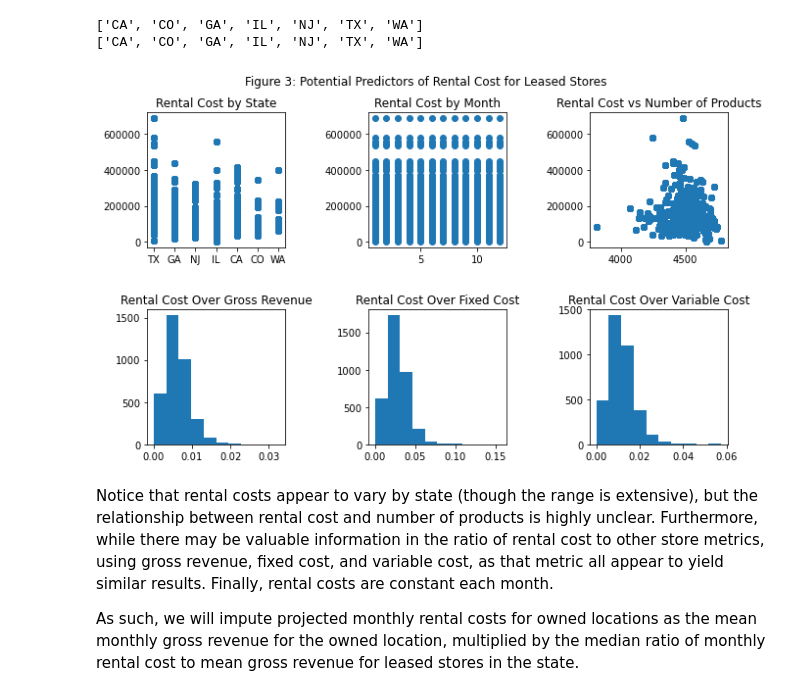
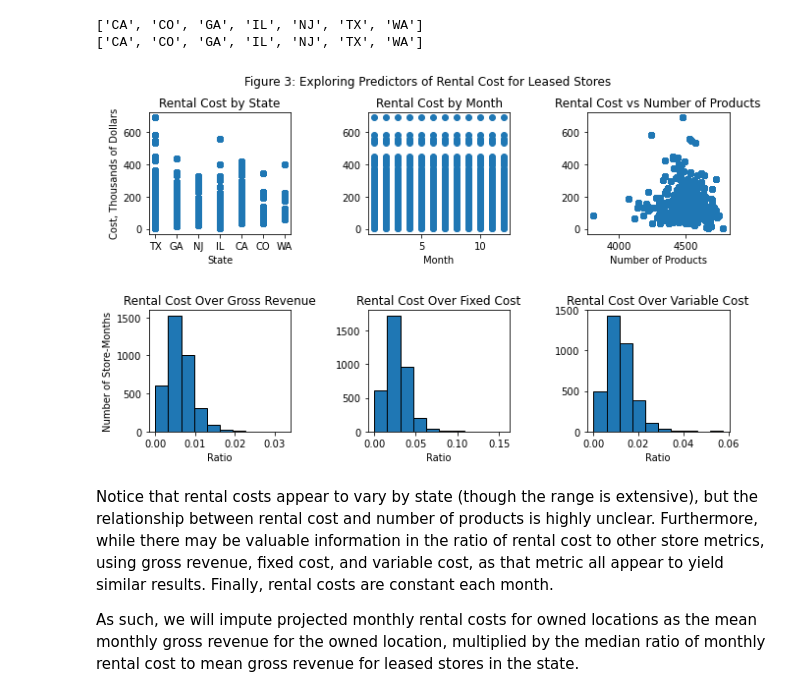
Before and after one commit to MichaelYinGH/assessment, a Jupyter notebook: analysis.ipynb, the cells around one changed output. Drawn from its saved outputs; the diff is of its cells as text; code cells hidden in the pictures.

```diff
--- a/analysis.ipynb
+++ b/analysis.ipynb
@@ -114,23 +117,38 @@ print(sorted(data_owned["State"].unique()))
 # %%
 # Explore different possible predictors of rental cost
 fig, axs = plt.subplots(nrows = 2, ncols = 3, figsize=(10,6))
-plt.suptitle("Figure 3: Potential Predictors of Rental Cost for Leased Stores")
-axs[0, 0].scatter(data_leased["State"], data_leased["Rental cost"])
+plt.suptitle("Figure 3: Exploring Predictors of Rental Cost for Leased Stores")
+
+axs[0, 0].scatter(data_leased["State"], data_leased["Rental cost"] / 1000)
 axs[0, 0].set_title("Rental Cost by State")
-axs[0, 1].scatter(data_leased.index.get_level_values("Month"), data_leased["Rental cost"])
+axs[0, 0].set_ylabel("Cost, Thousands of Dollars")
+axs[0, 0].set_xlabel("State")
+
+axs[0, 1].scatter(data_leased.index.get_level_values("Month"), data_leased["Rental cost"] / 1000)
 axs[0, 1].set_title("Rental Cost by Month")
-axs[0, 2].scatter(data_leased["Number of products"], data_leased["Rental cost"])
+axs[0, 1].set_xlabel("Month")
+
+axs[0, 2].scatter(data_leased["Number of products"], data_leased["Rental cost"] / 1000)
 axs[0, 2].set_title("Rental Cost vs Number of Products")
-axs[1, 0].hist(data_leased["Rental cost"] / data_leased["Gross revenue"])
+axs[0, 2].set_xlabel("Number of Products")
+
+axs[1, 0].hist(data_leased["Rental cost"] / data_leased["Gross revenue"], edgecolor='black')
 axs[1, 0].set_title("Rental Cost Over Gross Revenue")
-axs[1, 1].hist(data_leased["Rental cost"] / data_leased["Fixed cost"])
+axs[1, 0].set_ylabel("Number of Store-Months")
+axs[1, 0].set_xlabel("Ratio")
+
+axs[1, 1].hist(data_leased["Rental cost"] / data_leased["Fixed cost"], edgecolor='black')
 axs[1, 1].set_title("Rental Cost Over Fixed Cost")
-axs[1, 2].hist(data_leased["Rental cost"] / data_leased["Variable cost"])
+axs[1, 1].set_xlabel("Ratio")
+
+axs[1, 2].hist(data_leased["Rental cost"] / data_leased["Variable cost"], edgecolor='black')
 axs[1, 2].set_title("Rental Cost Over Variable Cost")
+axs[1, 2].set_xlabel("Ratio")
+
 fig.tight_layout(pad = 3)
 plt.show()
 # %% [output]
-[figure, old version]
+[figure, new version]
 # %% [markdown]
 Notice that rental costs appear to vary by state (though the range is extensive), but the relationship between rental cost and number of products is highly unclear. Furthermore, while there may be valuable information in the ratio of rental cost to other store metrics, using gross revenue, fixed cost, and variable cost, as that metric all appear to yield similar results. Finally, rental costs are constant each month.
 
```
Also changed, not shown: parts of 24 cells of this notebook.
